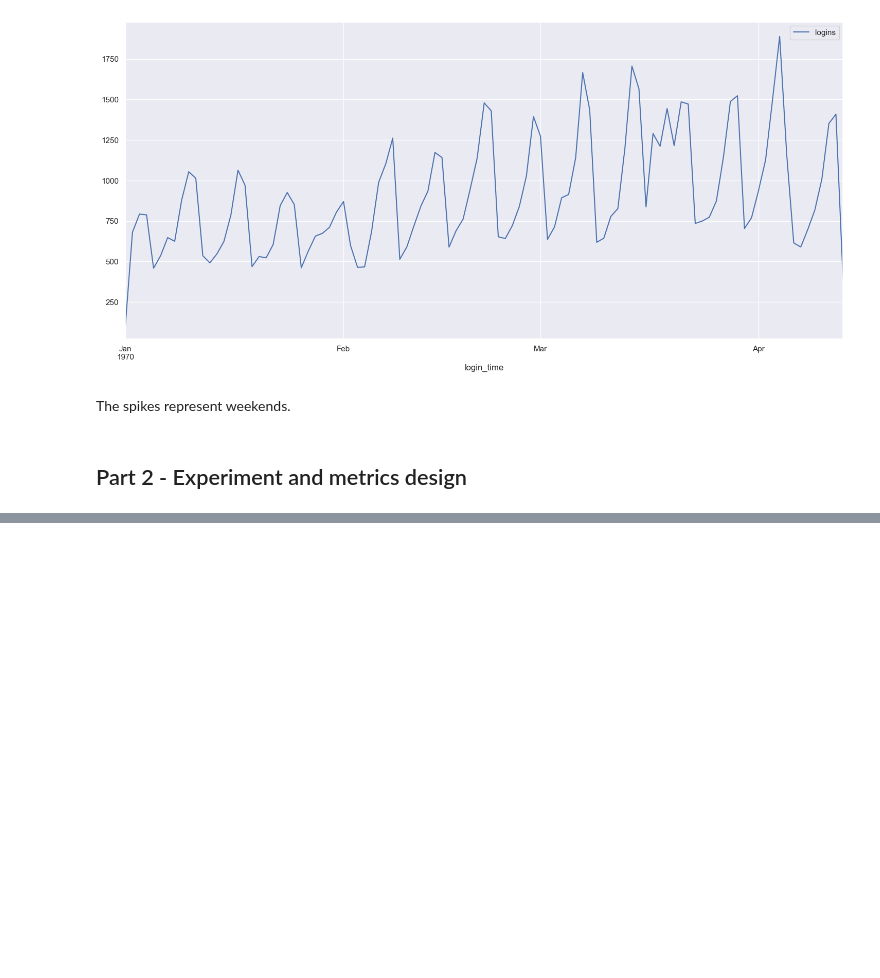
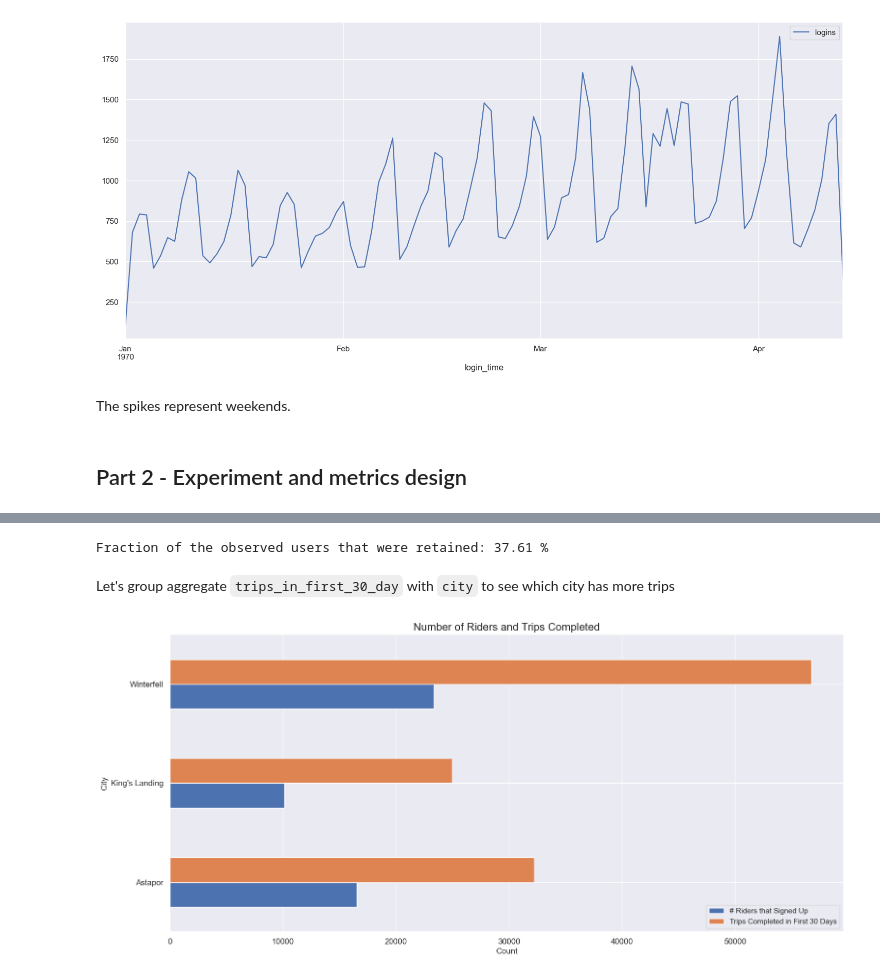
Before and after one commit to rcepedaraza/ultimate-technologies-take-home-challenge, a Jupyter notebook: data-analysis-interview-challenge.ipynb, the cells around one changed output, grey strips where cells are left out. Saved outputs shown, nothing was run; the diff lists cells and outputs as text; code cells hidden in the pictures; blank space fills up the shorter version.

Commit message:
Finish home-challenge

```diff
--- a/data-analysis-interview-challenge.ipynb
+++ b/data-analysis-interview-challenge.ipynb
@@ -205,0 +225,5 @@ If we get to reject the Ho, we can say that reimbursing toll costs is making dri
+# %%
+# Load JSON file
+file_path = './data/ultimate_data_challenge.json'
+# Convert dates columns to datetime dtype
+dataset = pd.read_json(file_path, convert_dates=['signup_date', 'last_trip_date'])
@@ -205,0 +270,11 @@ If we get to reject the Ho, we can say that reimbursing toll costs is making dri
+# %%
+# Create `active` column
+# We consider a user retained if they were "active" in the preceding 30 days.
+# We assume the most recent date is the last trip date.
+most_recent = max(dataset['last_trip_date'])
+print(f'Most recent date:\t{most_recent}')
+
+# Substract 30 days from the most recent trip and assign retention status.
+dataset['retained'] = (most_recent - dataset['last_trip_date']).dt.days.astype(int)
+dataset['retained'] = dataset['retained'].apply(lambda x: 1 if x <= 30 else 0)
+dataset.head()
@@ -205,0 +289,16 @@ If we get to reject the Ho, we can say that reimbursing toll costs is making dri
+# %%
+# Fraction of observed useres retained
+print(f"Fraction of the observed users that were retained: {dataset['retained'].mean() * 100:.2f} %")
+# %% [output]
+Fraction of the observed users that were retained: 37.61 %
+# %% [markdown]
+Let's group aggregate `trips_in_first_30_day` with `city` to see which city has more trips
+# %%
+# Extract riders that signed up to the app and trips in 30 days
+riders_and_trips = dataset.groupby(by='city').agg({'trips_in_first_30_days': ['count', 'sum']})
+riders_and_trips.plot(kind='barh', xlabel='Count', ylabel='City', fontsize=12)
+plt.legend(['# Riders that Signed Up', 'Trips Completed in First 30 Days'])
+plt.title('Number of Riders and Trips Completed', fontsize=16)
+plt.show()
+# %% [output]
+[figure, added]
```
Also changed, not shown: parts of 43 cells of this notebook.
